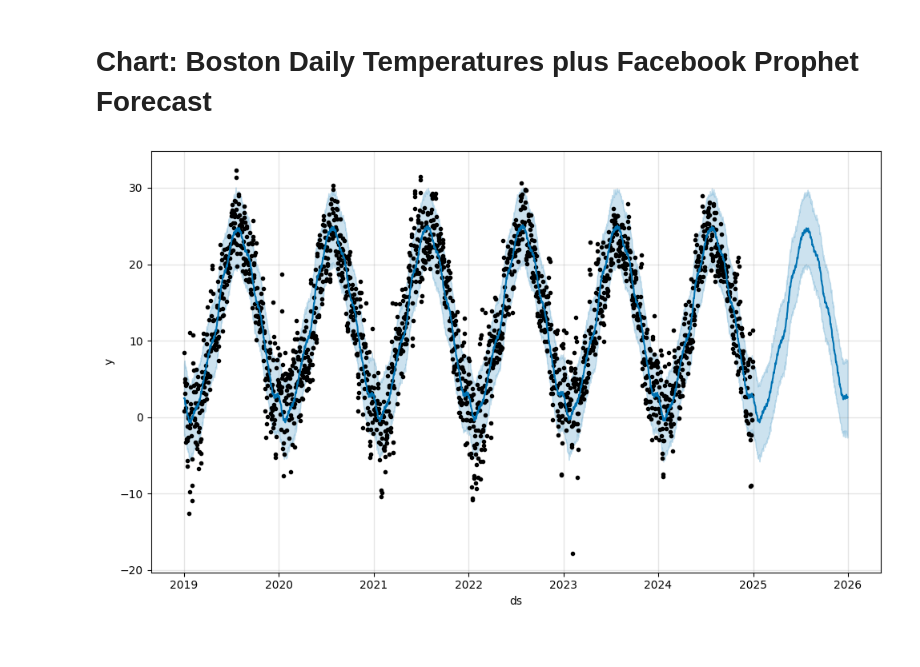
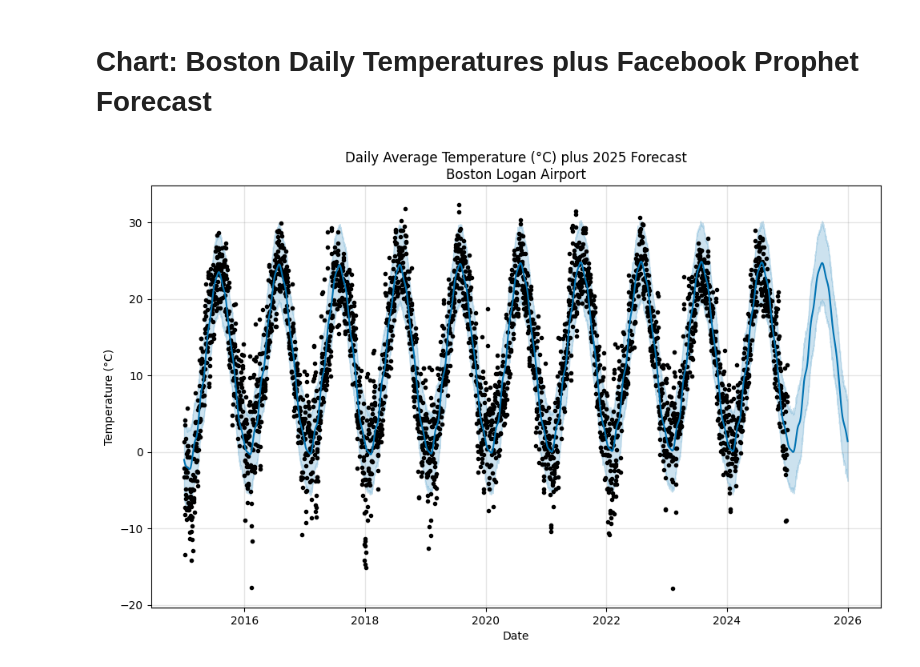
Before and after one commit to bu-cds-omds/dx704-examples, a Jupyter notebook: week02/chart_boston_daily_temperatures_plus_facebook_prophet_forecast.ipynb, the cells around one changed output. Drawn from its saved outputs; the diff is of its cells as text; code cells hidden in the pictures.

Commit message:
+ week 2 chart update

```diff
--- a/week02/chart_boston_daily_temperatures_plus_facebook_prophet_forecast.ipynb
+++ b/week02/chart_boston_daily_temperatures_plus_facebook_prophet_forecast.ipynb
@@ -3,56 +3,33 @@
 # %%
 # https://chatgpt.com/share/6845efdb-f5a4-800c-b03a-442128854276
 
 import logging
 import time
 
 import requests
 import pandas as pd
 import matplotlib.pyplot as plt
 from datetime import datetime, timedelta
 from prophet import Prophet
-from google.colab import userdata
 
 logging.getLogger("prophet").setLevel(logging.WARNING)
 logging.getLogger("cmdstanpy").disabled=True
 
-data = []
-for year in range(2019, 2025):
-    # ─── Configuration ─────────────────────────────────────────────────────────────
-    STATION = "GHCND:USW00014739" # Boston Logan International Airport
-    END_DATE = f"{year:04d}-12-31" # datetime.today().date()
-    START_DATE = f"{year:04d}-01-01" # END_DATE - timedelta(days=365)
-    BASE_URL = "https://www.ncdc.noaa.gov/cdo-web/api/v2/data"
-
-    # ─── Fetch data ────────────────────────────────────────────────────────────────
-    headers = {"Token": userdata.get("NCDC_API_KEY")}
-    params = {
-        "datasetid": "GHCND",
-        "datatypeid": "TAVG",  # daily average temp (in tenths °C)
-        "stationid": STATION,
-        "startdate": START_DATE, #.isoformat(),
-        "enddate": END_DATE, #.isoformat(),
-        "limit": 1000,         # max per request; you may need to page if >1000 days
-        "units": "metric"      # returns °C
-    }
-
-    resp = requests.get(BASE_URL, headers=headers, params=params)
-    resp.raise_for_status()
-
-    data.extend(resp.json().get("results", []))
-    time.sleep(5.0)
-
 # ─── Process ─────────────────────────────────────────────────────────────────
-df = pd.DataFrame(data)
+df = pd.read_csv("https://github.com/bu-cds-omds/dx704-examples/raw/refs/heads/main/data/boston-temperatures.tsv", sep="\t")
 df["ds"] = pd.to_datetime(df["date"]).dt.date
-df["y"] = df["value"]  # already in °C
+df["y"] = df["temperature"]  # already in °C
 df = df.sort_values("ds")
 
-m = Prophet()
+m = Prophet(weekly_seasonality=False)
 m.fit(df)
 
 future = m.make_future_dataframe(periods=365)
 forecast = m.predict(future)
 fig1 = m.plot(forecast)
+plt.xlabel("Date")
+plt.ylabel("Temperature (°C)")
+plt.title("Daily Average Temperature (°C) plus 2025 Forecast\nBoston Logan Airport")
+plt.show();
 # %% [output]
-[figure, old version]
+[figure, new version]
```
